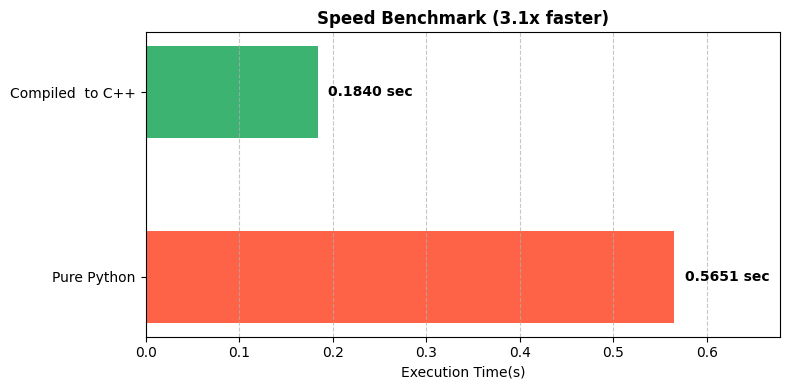
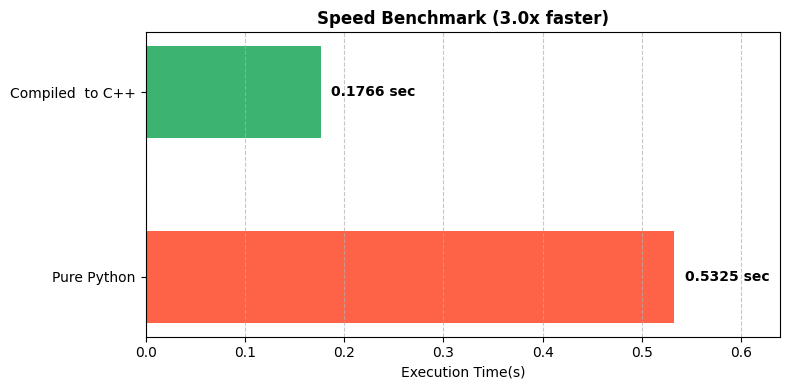
Unified diff of the notebook cell whose output changed from the first chart to the second:
--- before
+++ after
@@ -10,5 +10,5 @@
 
 start_py = time.perf_counter()
-res_y_py, res_t_py = RungeKutta(function=heavy_system, t_min=t_min, t_max=t_max, initial_y=initial_y, compile_to_C=False)
+res_y_py, res_t_py = sd.RungeKutta(function=heavy_system, t_min=t_min, t_max=t_max, initial_y=initial_y, compile_to_C=False)
 time_python = time.perf_counter() - start_py
 
@@ -16,5 +16,5 @@
 start_c = time.perf_counter()
 
-res_y_c, res_t_c = RungeKutta(function=heavy_system, t_min=t_min, t_max=t_max, initial_y=initial_y, compile_to_C=True)
+res_y_c, res_t_c = sd.RungeKutta(function=heavy_system, t_min=t_min, t_max=t_max, initial_y=initial_y, compile_to_C=True)
 time_c = time.perf_counter() - start_c
 
@@ -33,11 +33,5 @@
 
 for bar in bars:
-    plt.text(
-        bar.get_width() + (max(times) * 0.02), 
-        bar.get_y() + bar.get_height()/2, 
-        f'{bar.get_width():.4f} sec', 
-        va='center', fontweight='bold'
-    )
-
+    plt.text(bar.get_width() + (max(times) * 0.02), bar.get_y() + bar.get_height()/2, f'{bar.get_width():.4f} sec', va='center', fontweight='bold')
 plt.title(f"Speed Benchmark ({speedup:.1f}x faster)", fontweight='bold')
 plt.xlabel("Execution Time(s)")

Commit: changes